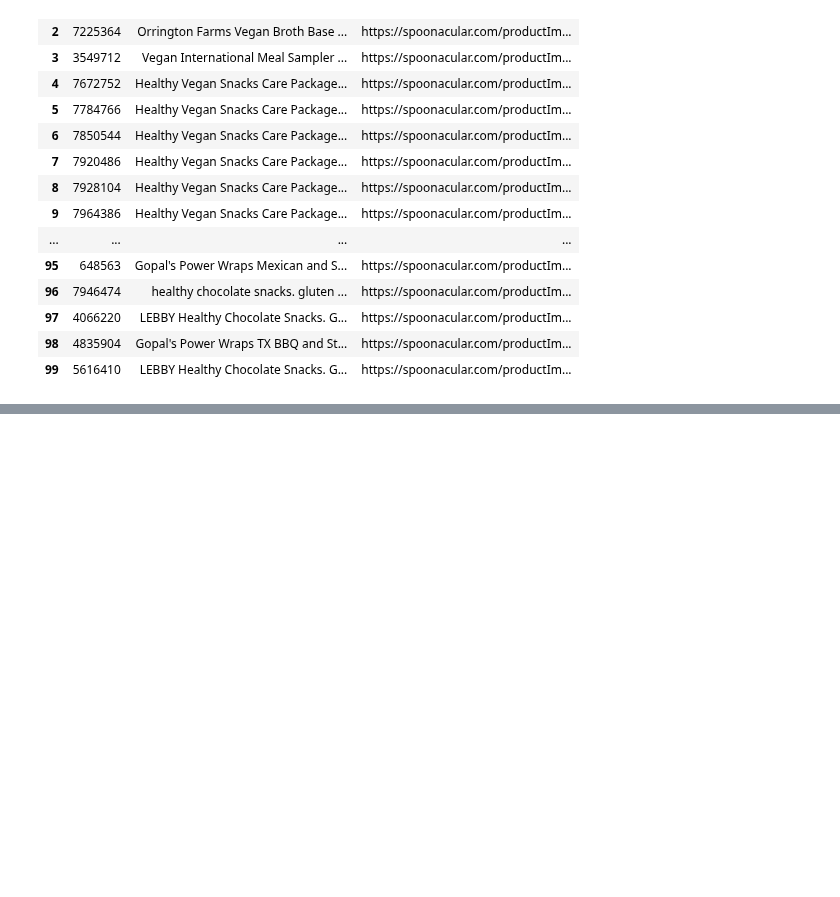
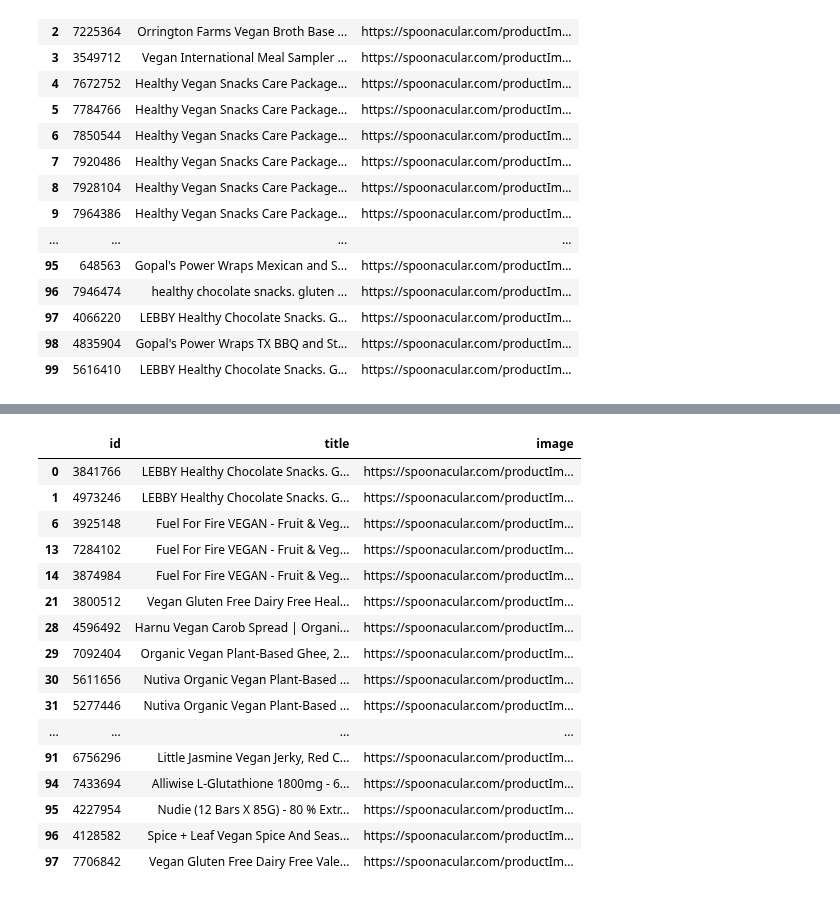
Before and after one commit to elliotkarikari/Product_Weight_Project, a Jupyter notebook: Jupter_notebooks/APIData/Spoonacular API - Product Weights.ipynb, the cells around one changed output, grey strips where cells are left out. Cells and saved outputs as stored; diff of their text form; code cells hidden in the pictures; blank space fills up the shorter version.

```diff
--- a/Jupter_notebooks/APIData/Spoonacular API - Product Weights.ipynb
+++ b/Jupter_notebooks/APIData/Spoonacular API - Product Weights.ipynb
@@ -115,0 +120,31 @@ spoontab.to_csv(r'C:\Users\medekar\Desktop\Product_Weight_Project\Data\Processed
+# %%
+url = "https://api.spoonacular.com/food/products/search?query=vegan&number=100&apiKey=..."
+
+# Send a GET request to the API
+response = requests.get(url)
+print(response.status_code, response.reason)
+
+if response.status_code == 200:
+    # The request was successful
+    foods = response.json()
+
+    # Fetching the next 100 products
+    offset = 100  # Set the offset to skip the first 100 products
+    url_next = f"{url}&offset={offset}"
+
+    response_next = requests.get(url_next)
+    if response_next.status_code == 200:
+        foods_next = response_next.json()
+
+        # Loop through the products in the next set
+        for food in foods_next:
+            # Print the product information
+            print(foods_next["products"])
+
+    else:
+        # The request for the next set failed, so print the error message
+        print(response_next.status_code, response_next.reason)
+
+else:
+    # The initial request failed, so print the error message
+    print(response.status_code, response.reason)
@@ -115,0 +163,6 @@ spoontab.to_csv(r'C:\Users\medekar\Desktop\Product_Weight_Project\Data\Processed
+# %%
+spoontab2 = pd.DataFrame(foods_next)
+pd.set_option('display.max_rows',None)
+pd.set_option('display.max_colwidth',None)
+spoontab2.drop(['offset','number','totalProducts','processingTimeMs'], axis=1, inplace=True)
+spoontab2
@@ -115,0 +189,4 @@ spoontab.to_csv(r'C:\Users\medekar\Desktop\Product_Weight_Project\Data\Processed
+# %%
+spoontab2[['id', 'title', 'image']] = spoontab2['products'].apply(lambda x: pd.Series([x['id'], x['title'], x['image']]))
+spoontab2.drop(['products','type'], axis=1, inplace=True)
+spoontab2
@@ -115,0 +211,21 @@ spoontab.to_csv(r'C:\Users\medekar\Desktop\Product_Weight_Project\Data\Processed
+# %%
+spoontab2.drop_duplicates(subset='title', inplace=True)
+spoontab2
+# %% [output]
+|  | id | title | image |
+| 0 | 3841766 | LEBBY Healthy Chocolate Snacks. G... | https://spoonacular.com/productIm... |
+| 1 | 4973246 | LEBBY Healthy Chocolate Snacks. G... | https://spoonacular.com/productIm... |
+| 6 | 3925148 | Fuel For Fire VEGAN - Fruit & Veg... | https://spoonacular.com/productIm... |
+| 13 | 7284102 | Fuel For Fire VEGAN - Fruit & Veg... | https://spoonacular.com/productIm... |
+| 14 | 3874984 | Fuel For Fire VEGAN - Fruit & Veg... | https://spoonacular.com/productIm... |
+| 21 | 3800512 | Vegan Gluten Free Dairy Free Heal... | https://spoonacular.com/productIm... |
+| 28 | 4596492 | Harnu Vegan Carob Spread | Organi... | https://spoonacular.com/productIm... |
+| 29 | 7092404 | Organic Vegan Plant-Based Ghee, 2... | https://spoonacular.com/productIm... |
+| 30 | 5611656 | Nutiva Organic Vegan Plant-Based ... | https://spoonacular.com/productIm... |
+| 31 | 5277446 | Nutiva Organic Vegan Plant-Based ... | https://spoonacular.com/productIm... |
+| ... | ... | ... | ... |
+| 91 | 6756296 | Little Jasmine Vegan Jerky, Red C... | https://spoonacular.com/productIm... |
+| 94 | 7433694 | Alliwise L-Glutathione 1800mg - 6... | https://spoonacular.com/productIm... |
+| 95 | 4227954 | Nudie (12 Bars X 85G) - 80 % Extr... | https://spoonacular.com/productIm... |
+| 96 | 4128582 | Spice + Leaf Vegan Spice And Seas... | https://spoonacular.com/productIm... |
+| 97 | 7706842 | Vegan Gluten Free Dairy Free Vale... | https://spoonacular.com/productIm... |
```
Also changed, not shown: parts of 14 cells of this notebook.
